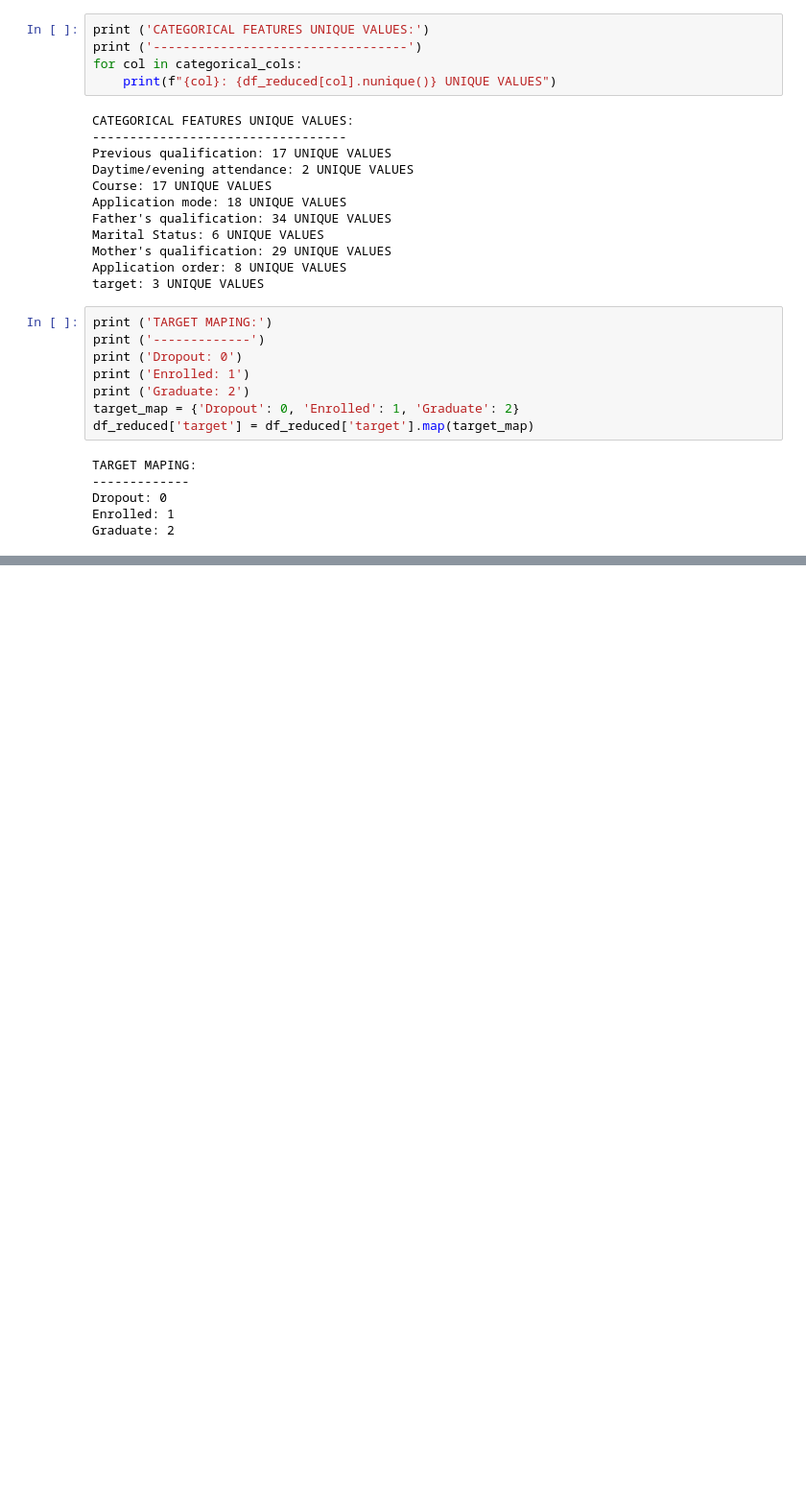
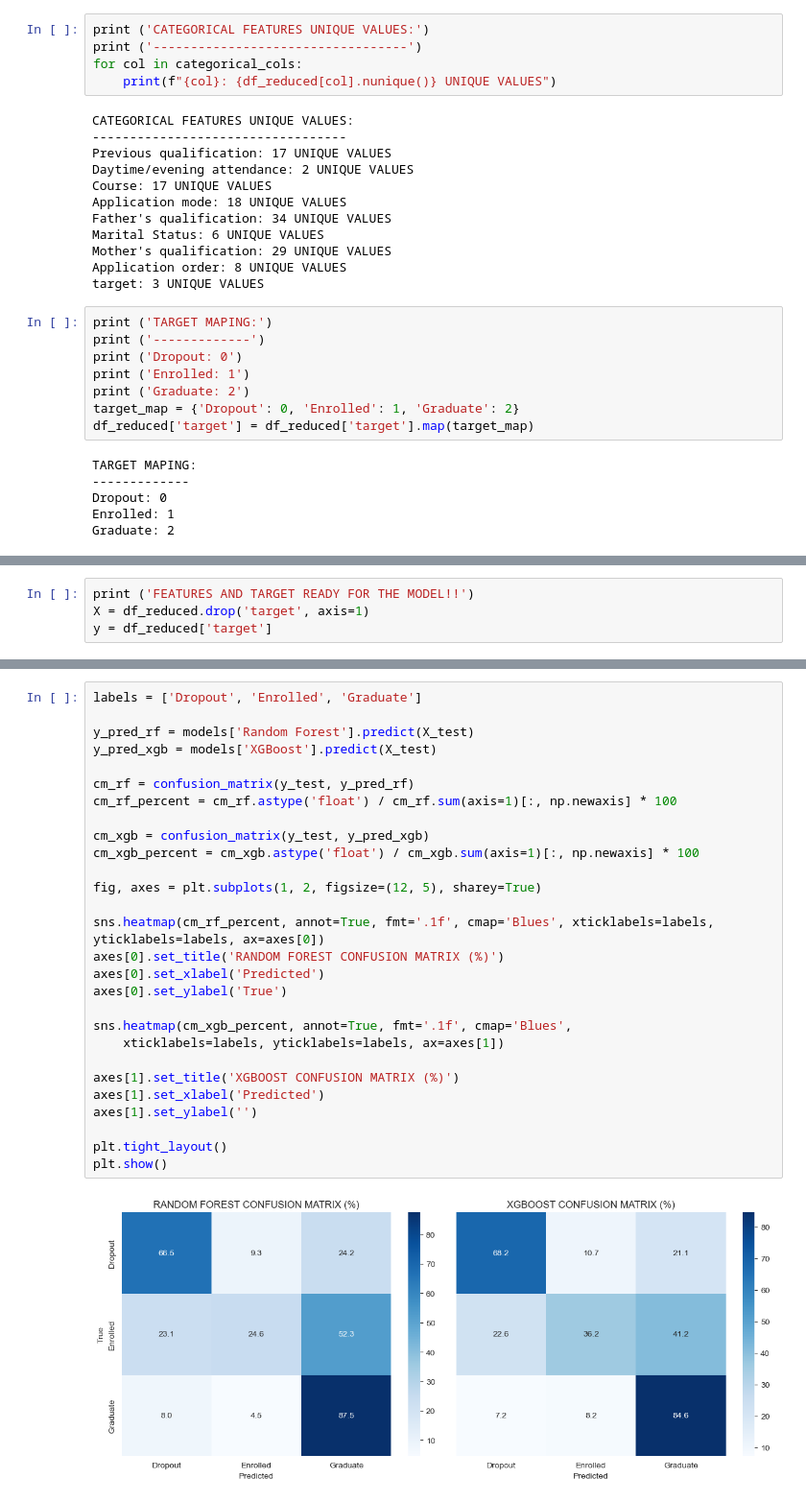
Before and after one commit to DiogoRibeiro7/showcase-lab, a Jupyter notebook: students_droupout/students_droupout.ipynb, the cells around one changed output, grey strips where cells are left out. Shown at 96% size. Cells and saved outputs as stored; diff of their text form; blank space fills up the shorter version.

```diff
--- a/students_droupout/students_droupout.ipynb
+++ b/students_droupout/students_droupout.ipynb
@@ -415,0 +423,4 @@ Graduate: 2
+# %%
+print ('FEATURES AND TARGET READY FOR THE MODEL!!')
+X = df_reduced.drop('target', axis=1)
+y = df_reduced['target']
@@ -415,0 +495,30 @@ Graduate: 2
+# %%
+labels = ['Dropout', 'Enrolled', 'Graduate']
+
+y_pred_rf = models['Random Forest'].predict(X_test)
+y_pred_xgb = models['XGBoost'].predict(X_test)
+
+cm_rf = confusion_matrix(y_test, y_pred_rf)
+cm_rf_percent = cm_rf.astype('float') / cm_rf.sum(axis=1)[:, np.newaxis] * 100
+
+cm_xgb = confusion_matrix(y_test, y_pred_xgb)
+cm_xgb_percent = cm_xgb.astype('float') / cm_xgb.sum(axis=1)[:, np.newaxis] * 100
+
+fig, axes = plt.subplots(1, 2, figsize=(12, 5), sharey=True)
+
+sns.heatmap(cm_rf_percent, annot=True, fmt='.1f', cmap='Blues', xticklabels=labels, yticklabels=labels, ax=axes[0])
+axes[0].set_title('RANDOM FOREST CONFUSION MATRIX (%)')
+axes[0].set_xlabel('Predicted')
+axes[0].set_ylabel('True')
+
+sns.heatmap(cm_xgb_percent, annot=True, fmt='.1f', cmap='Blues',
+    xticklabels=labels, yticklabels=labels, ax=axes[1])
+
+axes[1].set_title('XGBOOST CONFUSION MATRIX (%)')
+axes[1].set_xlabel('Predicted')
+axes[1].set_ylabel('')
+
+plt.tight_layout()
+plt.show()
+# %% [output]
+[figure, added]
```
Also changed, not shown: parts of 6 cells of this notebook.
